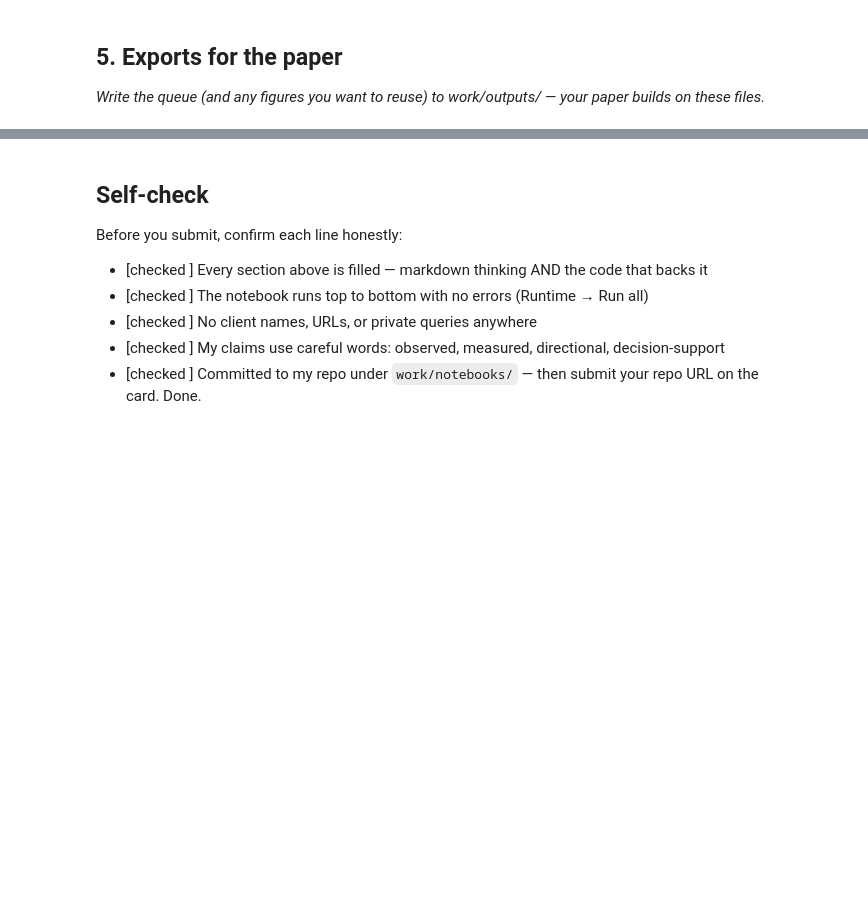
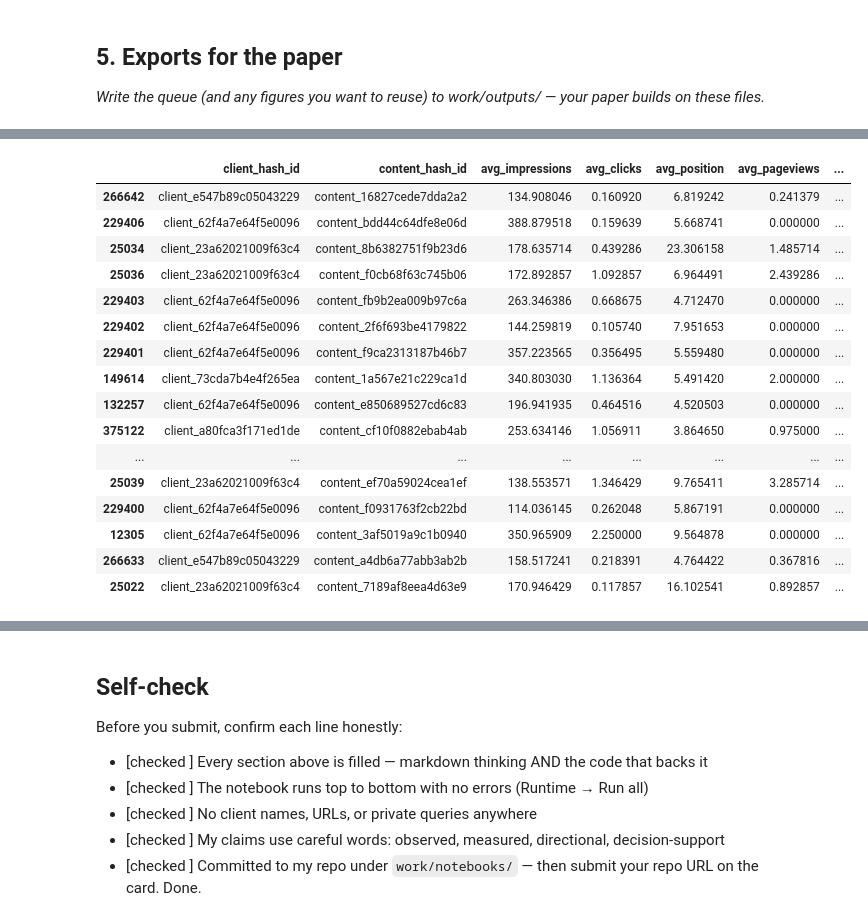
Before and after one commit to 133Haseeb/MLflyrankhaseeb, a Jupyter notebook: work/notebooks/w07_action_playbook.ipynb, the cells around one changed output, grey strips where cells are left out. Saved outputs shown, nothing was run; the diff lists cells and outputs as text; code cells hidden in the pictures; blank space fills up the shorter version.

```diff
--- a/work/notebooks/w07_action_playbook.ipynb
+++ b/work/notebooks/w07_action_playbook.ipynb
@@ -202,0 +239,3 @@ Action Playbook exported successfully!
+# %%
+features["refresh_probability"]=model.predict_proba(X)[:,1]
+features["prediction"]=model.predict(X)
@@ -202,0 +259,48 @@ Action Playbook exported successfully!
+# %%
+def reason(prob):
+
+    if prob>=0.90:
+        return "HIGH_REFRESH_SCORE"
+
+    elif prob>=0.70:
+        return "POSSIBLE_DECLINE"
+
+    elif prob>=0.50:
+        return "MODERATE_RISK"
+
+    elif prob>=0.30:
+        return "LOW_RISK"
+
+    else:
+        return "STABLE_PAGE"
+# %%
+features["recommended_action"]=features["refresh_probability"].apply(action)
+
+features["reason_code"]=features["refresh_probability"].apply(reason)
+# %%
+queue=features.sort_values(
+
+"refresh_probability",
+ascending=False
+
+)
+
+queue.head(20)
+# %% [output]
+|  | client_hash_id | content_hash_id | avg_impressions | avg_clicks | avg_position | avg_pageviews | ... |
+| 266642 | client_e547b89c05043229 | content_16827cede7dda2a2 | 134.908046 | 0.160920 | 6.819242 | 0.241379 | ... |
+| 229406 | client_62f4a7e64f5e0096 | content_bdd44c64dfe8e06d | 388.879518 | 0.159639 | 5.668741 | 0.000000 | ... |
+| 25034 | client_23a62021009f63c4 | content_8b6382751f9b23d6 | 178.635714 | 0.439286 | 23.306158 | 1.485714 | ... |
+| 25036 | client_23a62021009f63c4 | content_f0cb68f63c745b06 | 172.892857 | 1.092857 | 6.964491 | 2.439286 | ... |
+| 229403 | client_62f4a7e64f5e0096 | content_fb9b2ea009b97c6a | 263.346386 | 0.668675 | 4.712470 | 0.000000 | ... |
+| 229402 | client_62f4a7e64f5e0096 | content_2f6f693be4179822 | 144.259819 | 0.105740 | 7.951653 | 0.000000 | ... |
+| 229401 | client_62f4a7e64f5e0096 | content_f9ca2313187b46b7 | 357.223565 | 0.356495 | 5.559480 | 0.000000 | ... |
+| 149614 | client_73cda7b4e4f265ea | content_1a567e21c229ca1d | 340.803030 | 1.136364 | 5.491420 | 2.000000 | ... |
+| 132257 | client_62f4a7e64f5e0096 | content_e850689527cd6c83 | 196.941935 | 0.464516 | 4.520503 | 0.000000 | ... |
+| 375122 | client_a80fca3f171ed1de | content_cf10f0882ebab4ab | 253.634146 | 1.056911 | 3.864650 | 0.975000 | ... |
+| ... | ... | ... | ... | ... | ... | ... | ... |
+| 25039 | client_23a62021009f63c4 | content_ef70a59024cea1ef | 138.553571 | 1.346429 | 9.765411 | 3.285714 | ... |
+| 229400 | client_62f4a7e64f5e0096 | content_f0931763f2cb22bd | 114.036145 | 0.262048 | 5.867191 | 0.000000 | ... |
+| 12305 | client_62f4a7e64f5e0096 | content_3af5019a9c1b0940 | 350.965909 | 2.250000 | 9.564878 | 0.000000 | ... |
+| 266633 | client_e547b89c05043229 | content_a4db6a77abb3ab2b | 158.517241 | 0.218391 | 4.764422 | 0.367816 | ... |
+| 25022 | client_23a62021009f63c4 | content_7189af8eea4d63e9 | 170.946429 | 0.117857 | 16.102541 | 0.892857 | ... |
```
Also changed, not shown: parts of 10 cells of this notebook.
